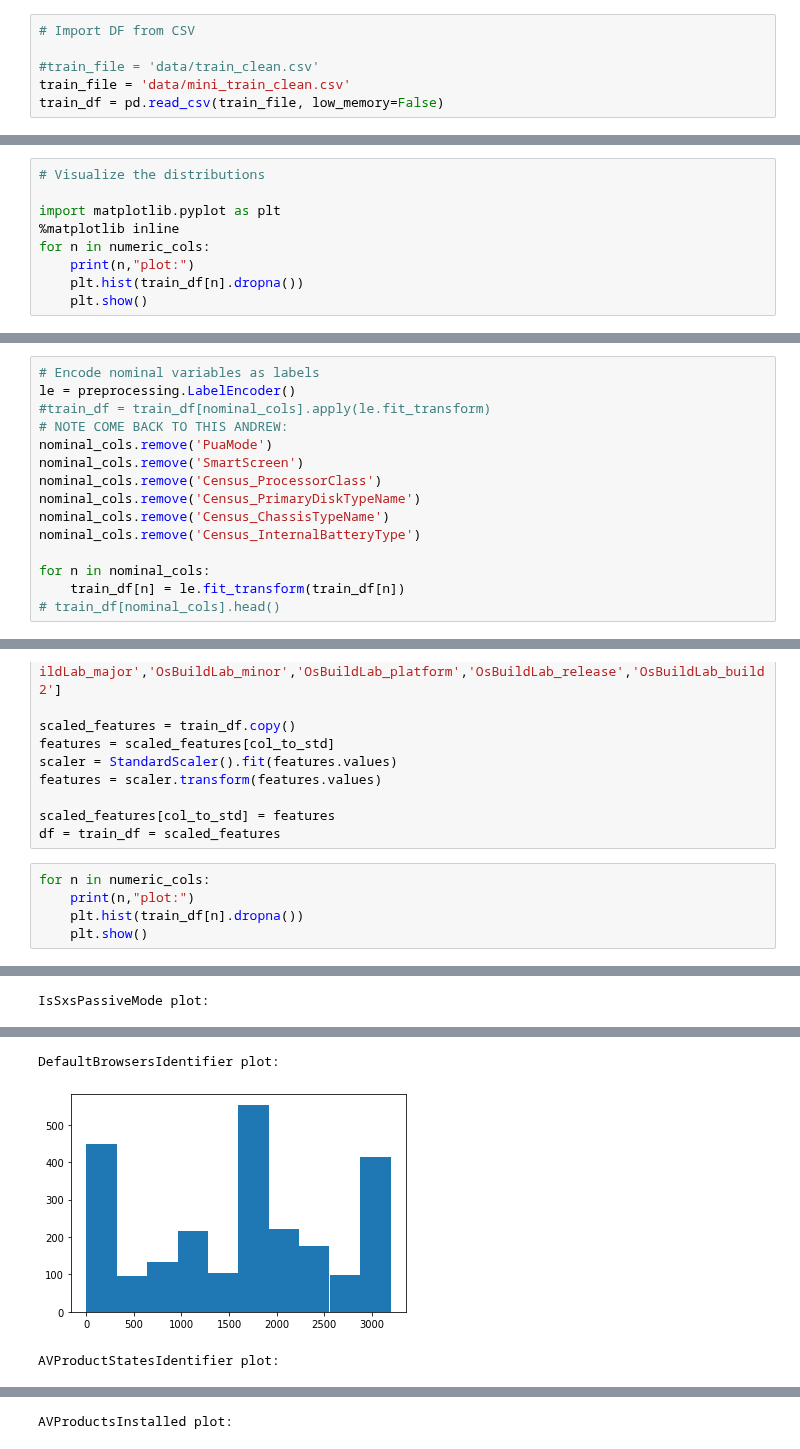
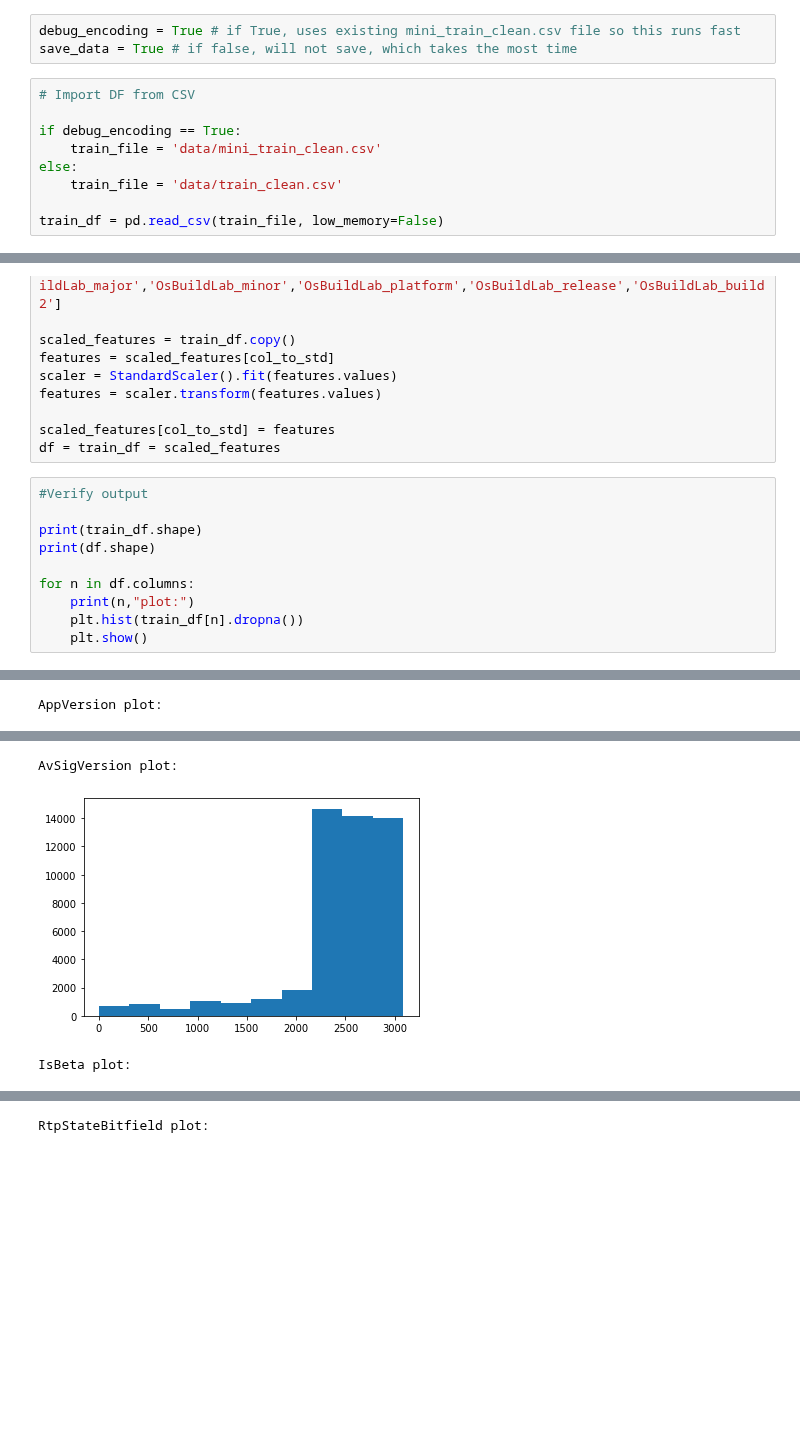
Before and after one commit to kevin-hartman/207-final-project, a Jupyter notebook: encoding.ipynb, the cells around one changed output, grey strips where cells are left out. Drawn from its saved outputs; the diff is of its cells as text; blank space fills up the shorter version.

Commit message:
cleaned up encoding, fixed output for train.

```diff
--- a/encoding.ipynb
+++ b/encoding.ipynb
@@ -8,8 +9,14 @@ from sklearn.preprocessing import OneHotEncoder
+# %%
+debug_encoding = True # if True, uses existing mini_train_clean.csv file so this runs fast
+save_data = True # if false, will not save, which takes the most time
 # %%
 # Import DF from CSV
 
-#train_file = 'data/train_clean.csv'
-train_file = 'data/mini_train_clean.csv'
+if debug_encoding == True:
+    train_file = 'data/mini_train_clean.csv'
+else:
+    train_file = 'data/train_clean.csv'
+
 train_df = pd.read_csv(train_file, low_memory=False)
 # %%
 def reduce_mem(df, verbose=True):
@@ -104,9 +116,0 @@ array([41790067, 41329332, 41789054, 40975080, 41185651, 41644868,
-# %%
-# Visualize the distributions
-
-import matplotlib.pyplot as plt
-%matplotlib inline
-for n in numeric_cols:
-    print(n,"plot:")
-    plt.hist(train_df[n].dropna())
-    plt.show()
@@ -127,15 +116,0 @@ AVProductsInstalled plot:
-# %%
-# Encode nominal variables as labels
-le = preprocessing.LabelEncoder()
-#train_df = train_df[nominal_cols].apply(le.fit_transform)
-# NOTE COME BACK TO THIS ANDREW:
-nominal_cols.remove('PuaMode')
-nominal_cols.remove('SmartScreen')
-nominal_cols.remove('Census_ProcessorClass')
-nominal_cols.remove('Census_PrimaryDiskTypeName')
-nominal_cols.remove('Census_ChassisTypeName')
-nominal_cols.remove('Census_InternalBatteryType')
-
-for n in nominal_cols:
-    train_df[n] = le.fit_transform(train_df[n])
-# train_df[nominal_cols].head()
@@ -177,7 +145,12 @@ features = scaler.transform(features.values)
 scaled_features[col_to_std] = features
 df = train_df = scaled_features
 # %%
-for n in numeric_cols:
+#Verify output
+
+print(train_df.shape)
+print(df.shape)
+
+for n in df.columns:
     print(n,"plot:")
     plt.hist(train_df[n].dropna())
     plt.show()
@@ -189 +164 @@ RtpStateBitfield plot:
-IsSxsPassiveMode plot:
+AppVersion plot:
@@ -191,3 +166,3 @@ IsSxsPassiveMode plot:
-DefaultBrowsersIdentifier plot:
+AvSigVersion plot:
-[figure, old version]
+[figure, new version]
-AVProductStatesIdentifier plot:
+IsBeta plot:
@@ -195 +170 @@ AVProductStatesIdentifier plot:
-AVProductsInstalled plot:
+RtpStateBitfield plot:
```
Also changed, not shown: parts of 18 cells of this notebook.
